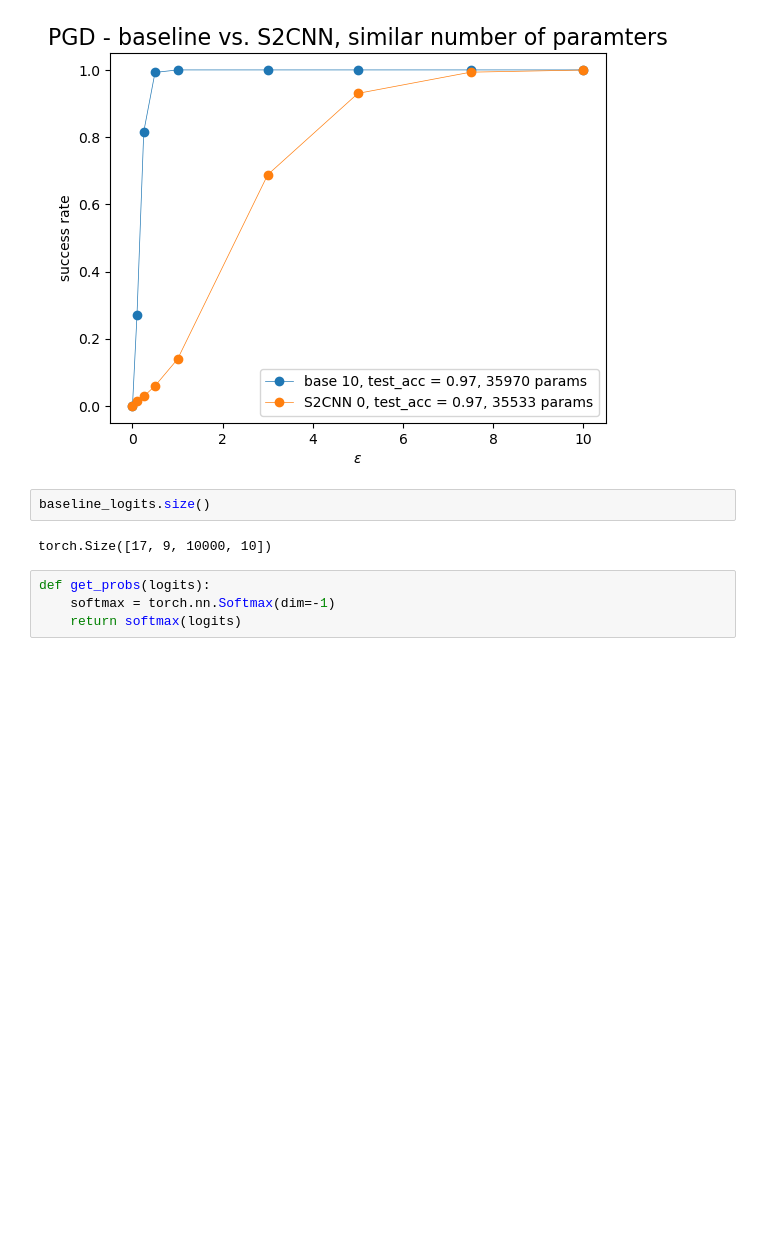
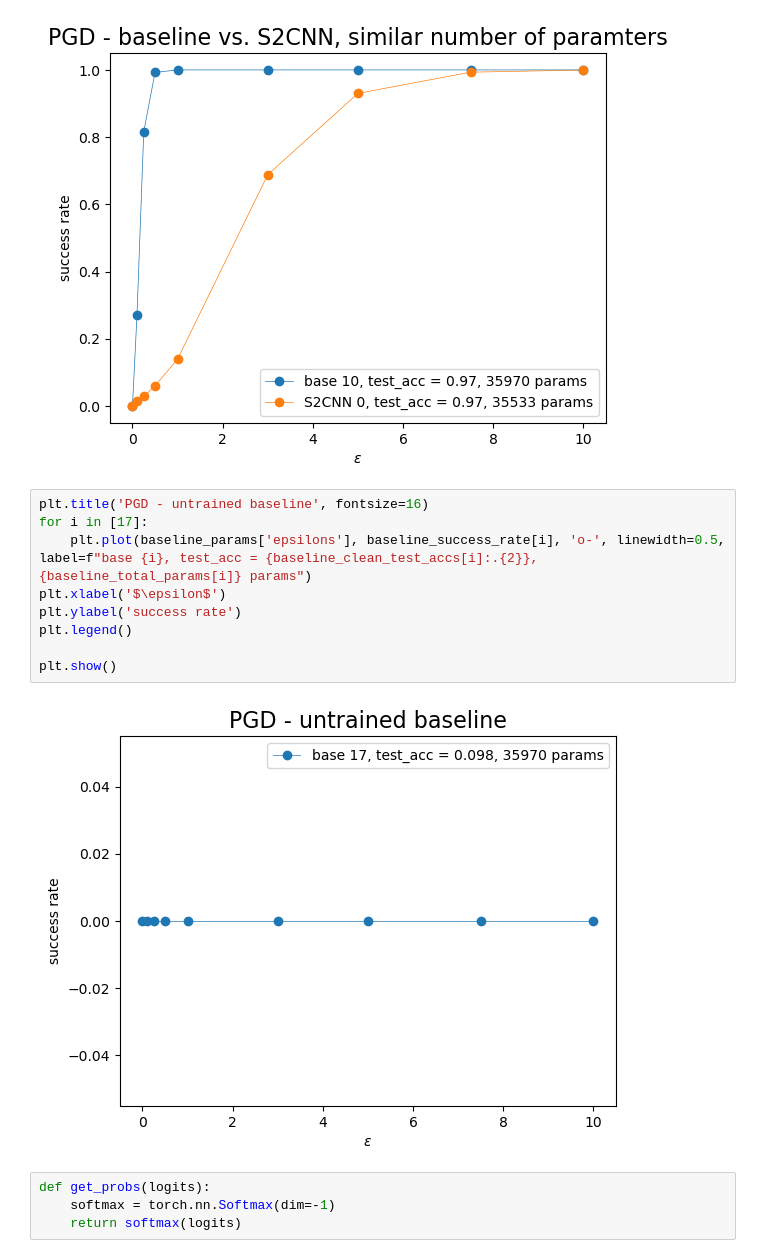
Before and after one commit to Schuh93/sem_seg_s2cnn, a Jupyter notebook: examples/mnist_adv/PGD - results.ipynb, the cells around one changed output. Drawn from its saved outputs; the diff is of its cells as text; blank space fills up the shorter version.

Commit message:
check logits during training

```diff
--- a/examples/mnist_adv/PGD - results.ipynb
+++ b/examples/mnist_adv/PGD - results.ipynb
@@ -151,10 +131,17 @@ plt.legend()
 plt.show()
 # %% [output]
 [figure]
-# %%
-baseline_logits.size()
-# %% [output]
-torch.Size([17, 9, 10000, 10])
+# %%
+plt.title('PGD - untrained baseline', fontsize=16)
+for i in [17]:
+    plt.plot(baseline_params['epsilons'], baseline_success_rate[i], 'o-', linewidth=0.5, label=f"base {i}, test_acc = {baseline_clean_test_accs[i]:.{2}}, {baseline_total_params[i]} params")
+plt.xlabel('$\epsilon$')
+plt.ylabel('success rate')
+plt.legend()
+
+plt.show()
+# %% [output]
+[figure, added]
 # %%
 def get_probs(logits):
     softmax = torch.nn.Softmax(dim=-1)
```
Also changed, not shown: parts of 18 cells of this notebook, 10 other files.
